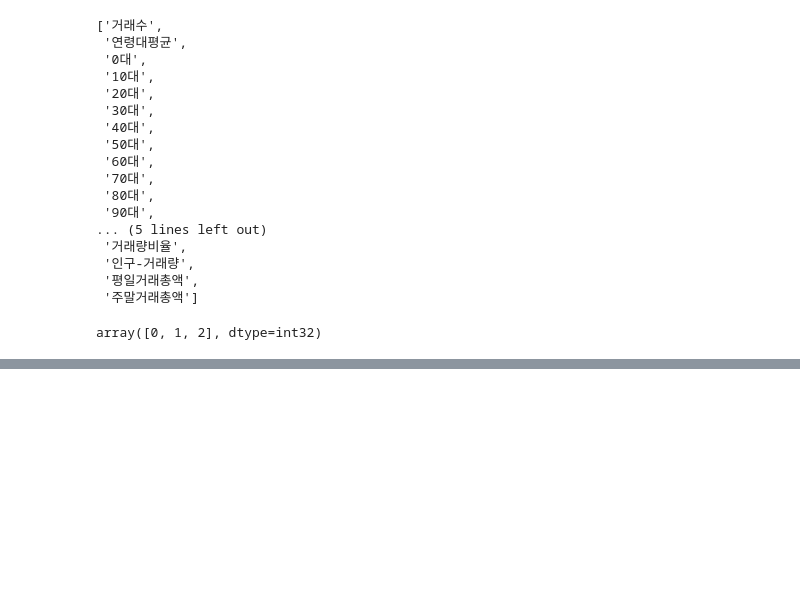
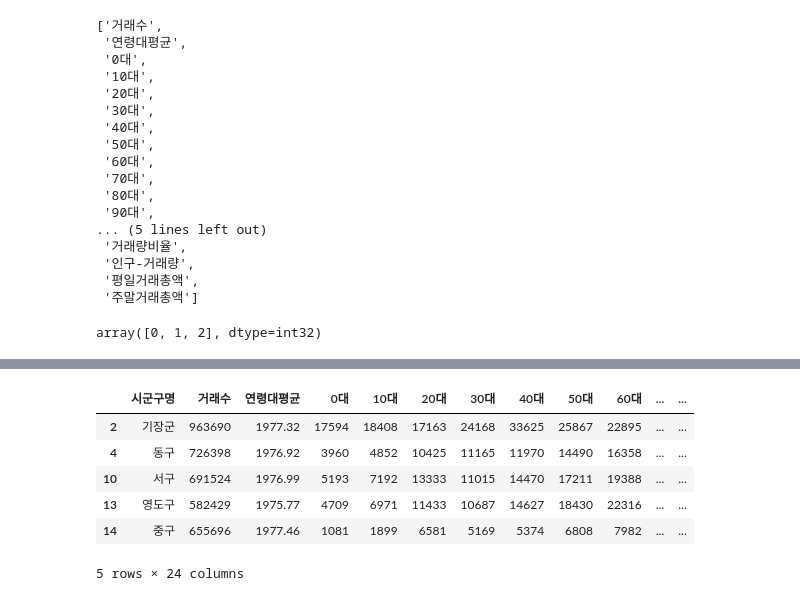
Before and after one commit to seongwonM/BusanPay-Insights, a Jupyter notebook: numerical/numerical.ipynb, the cells around one changed output, grey strips where cells are left out. Saved outputs shown, nothing was run; the diff lists cells and outputs as text; code cells hidden in the pictures; blank space fills up the shorter version.

```diff
--- a/numerical/numerical.ipynb
+++ b/numerical/numerical.ipynb
@@ -181,0 +208,10 @@ TypeError: <module 'sklearn.tree' from '/Library/Frameworks/Python.framework/Ver
+# %%
+df[df['class']==2]
+# %% [output]
+|  | 시군구명 | 거래수 | 연령대평균 | 0대 | 10대 | 20대 | 30대 | 40대 | 50대 | 60대 | ... | ... |
+| 2 | 기장군 | 963690 | 1977.32 | 17594 | 18408 | 17163 | 24168 | 33625 | 25867 | 22895 | ... | ... |
+| 4 | 동구 | 726398 | 1976.92 | 3960 | 4852 | 10425 | 11165 | 11970 | 14490 | 16358 | ... | ... |
+| 10 | 서구 | 691524 | 1976.99 | 5193 | 7192 | 13333 | 11015 | 14470 | 17211 | 19388 | ... | ... |
+| 13 | 영도구 | 582429 | 1975.77 | 4709 | 6971 | 11433 | 10687 | 14627 | 18430 | 22316 | ... | ... |
+| 14 | 중구 | 655696 | 1977.46 | 1081 | 1899 | 6581 | 5169 | 5374 | 6808 | 7982 | ... | ... |
+5 rows × 24 columns
```
Also changed, not shown: parts of 4 cells of this notebook.
